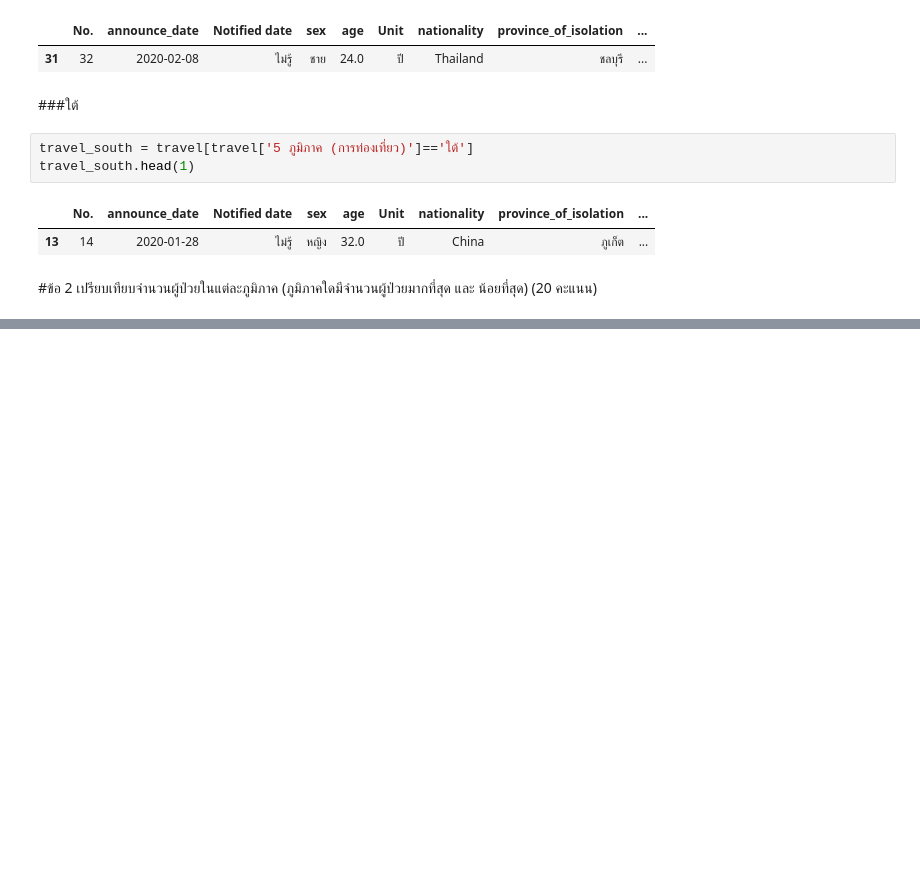
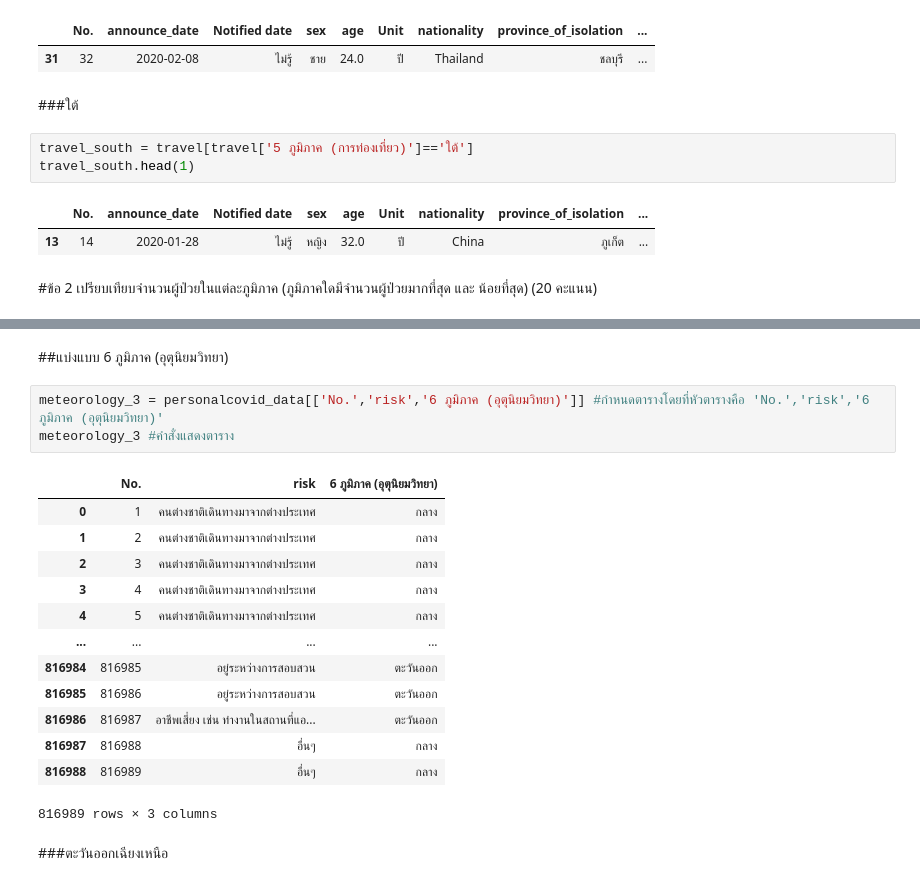
Before and after one commit to Wikanes-k/data_viz_2022, a Jupyter notebook: BasicPython&DataViz_midterm2022.ipynb, the cells around one changed output, grey strips where cells are left out. Cells and saved outputs as stored; diff of their text form; blank space fills up the shorter version.

```diff
--- a/BasicPython&DataViz_midterm2022.ipynb
+++ b/BasicPython&DataViz_midterm2022.ipynb
@@ -437,0 +598,21 @@ travel_south.head(1)
+# %% [markdown]
+##แบ่งแบบ 6 ภูมิภาค (อุตุนิยมวิทยา)
+# %%
+meteorology_3 = personalcovid_data[['No.','risk','6 ภูมิภาค (อุตุนิยมวิทยา)']] #กำหนดตารางโดยที่หัวตารางคือ 'No.','risk','6 ภูมิภาค (อุตุนิยมวิทยา)'
+meteorology_3 #คำสั่งแสดงตาราง
+# %% [output]
+|  | No. | risk | 6 ภูมิภาค (อุตุนิยมวิทยา) |
+| 0 | 1 | คนต่างชาติเดินทางมาจากต่างประเทศ | กลาง |
+| 1 | 2 | คนต่างชาติเดินทางมาจากต่างประเทศ | กลาง |
+| 2 | 3 | คนต่างชาติเดินทางมาจากต่างประเทศ | กลาง |
+| 3 | 4 | คนต่างชาติเดินทางมาจากต่างประเทศ | กลาง |
+| 4 | 5 | คนต่างชาติเดินทางมาจากต่างประเทศ | กลาง |
+| ... | ... | ... | ... |
+| 816984 | 816985 | อยู่ระหว่างการสอบสวน | ตะวันออก |
+| 816985 | 816986 | อยู่ระหว่างการสอบสวน | ตะวันออก |
+| 816986 | 816987 | อาชีพเสี่ยง เช่น ทำงานในสถานที่แอ... | ตะวันออก |
+| 816987 | 816988 | อื่นๆ | กลาง |
+| 816988 | 816989 | อื่นๆ | กลาง |
+816989 rows × 3 columns
+# %% [markdown]
+###ตะวันออกเฉียงเหนือ
```
Also changed, not shown: parts of 49 cells of this notebook.
